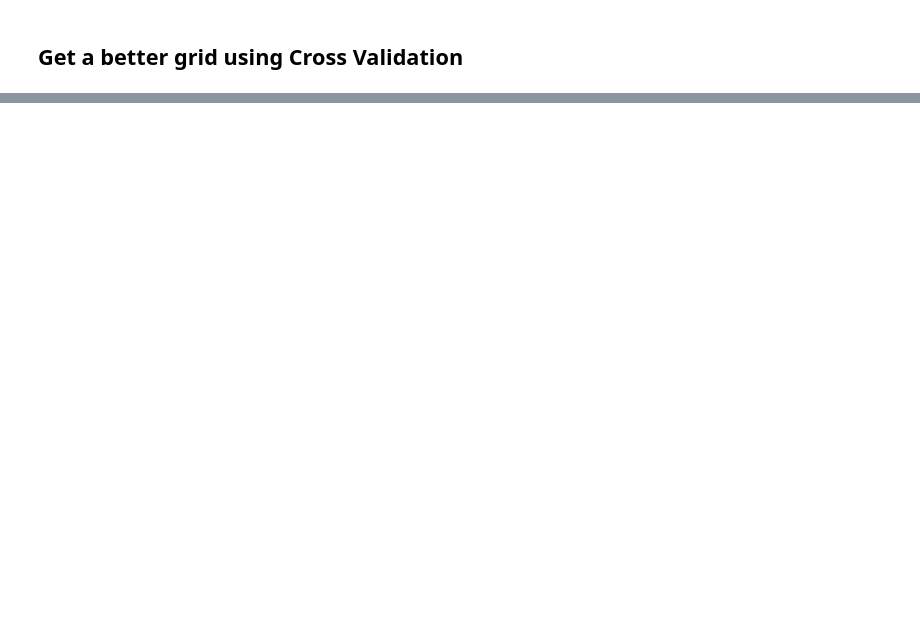
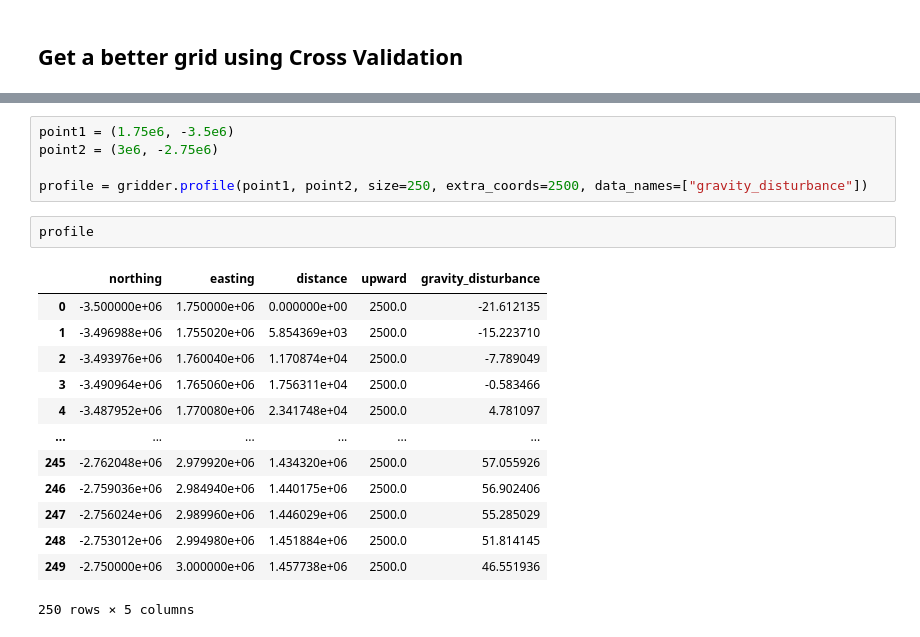
Before and after one commit to fatiando/transform2020-lightning, a Jupyter notebook: santisoler/harmonica_overview.ipynb, the cells around one changed output, grey strips where cells are left out. Drawn from its saved outputs; the diff is of its cells as text; blank space fills up the shorter version.

```diff
--- a/santisoler/harmonica_overview.ipynb
+++ b/santisoler/harmonica_overview.ipynb
@@ -303,0 +360,21 @@ KeyboardInterrupt:
+# %%
+point1 = (1.75e6, -3.5e6)
+point2 = (3e6, -2.75e6)
+
+profile = gridder.profile(point1, point2, size=250, extra_coords=2500, data_names=["gravity_disturbance"])
+# %%
+profile
+# %% [output]
+|  | northing | easting | distance | upward | gravity_disturbance |
+| 0 | -3.500000e+06 | 1.750000e+06 | 0.000000e+00 | 2500.0 | -21.612135 |
+| 1 | -3.496988e+06 | 1.755020e+06 | 5.854369e+03 | 2500.0 | -15.223710 |
+| 2 | -3.493976e+06 | 1.760040e+06 | 1.170874e+04 | 2500.0 | -7.789049 |
+| 3 | -3.490964e+06 | 1.765060e+06 | 1.756311e+04 | 2500.0 | -0.583466 |
+| 4 | -3.487952e+06 | 1.770080e+06 | 2.341748e+04 | 2500.0 | 4.781097 |
+| ... | ... | ... | ... | ... | ... |
+| 245 | -2.762048e+06 | 2.979920e+06 | 1.434320e+06 | 2500.0 | 57.055926 |
+| 246 | -2.759036e+06 | 2.984940e+06 | 1.440175e+06 | 2500.0 | 56.902406 |
+| 247 | -2.756024e+06 | 2.989960e+06 | 1.446029e+06 | 2500.0 | 55.285029 |
+| 248 | -2.753012e+06 | 2.994980e+06 | 1.451884e+06 | 2500.0 | 51.814145 |
+| 249 | -2.750000e+06 | 3.000000e+06 | 1.457738e+06 | 2500.0 | 46.551936 |
+250 rows × 5 columns
```
Also changed, not shown: parts of 20 cells of this notebook.
